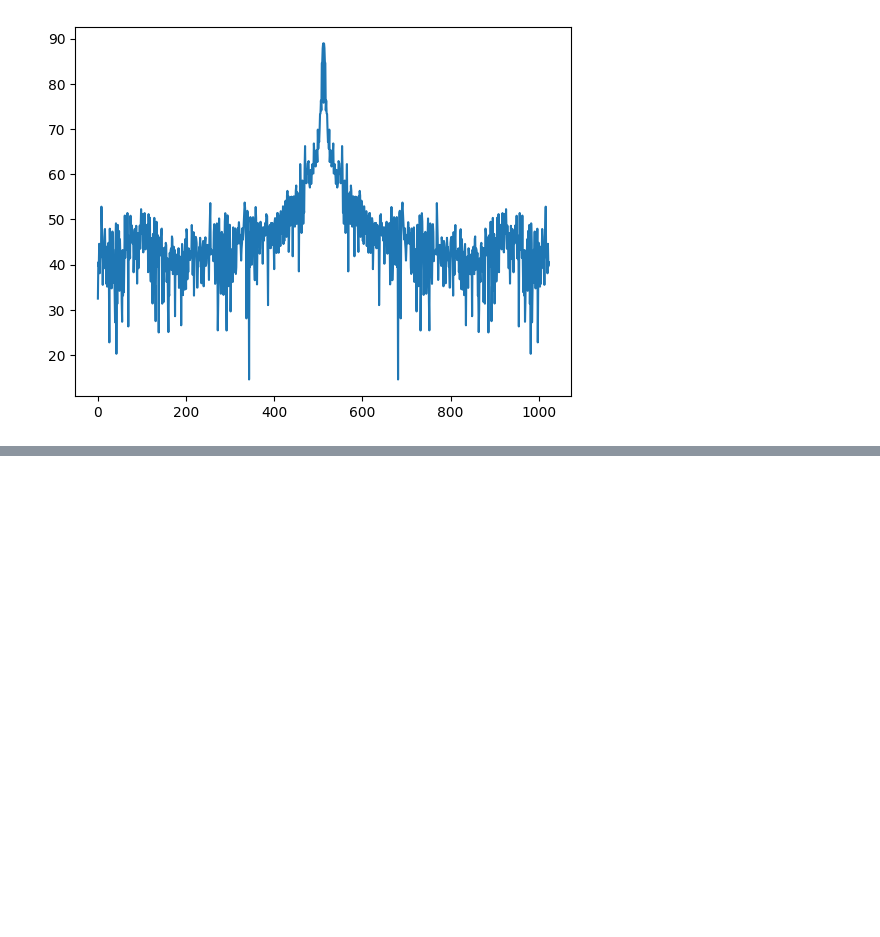
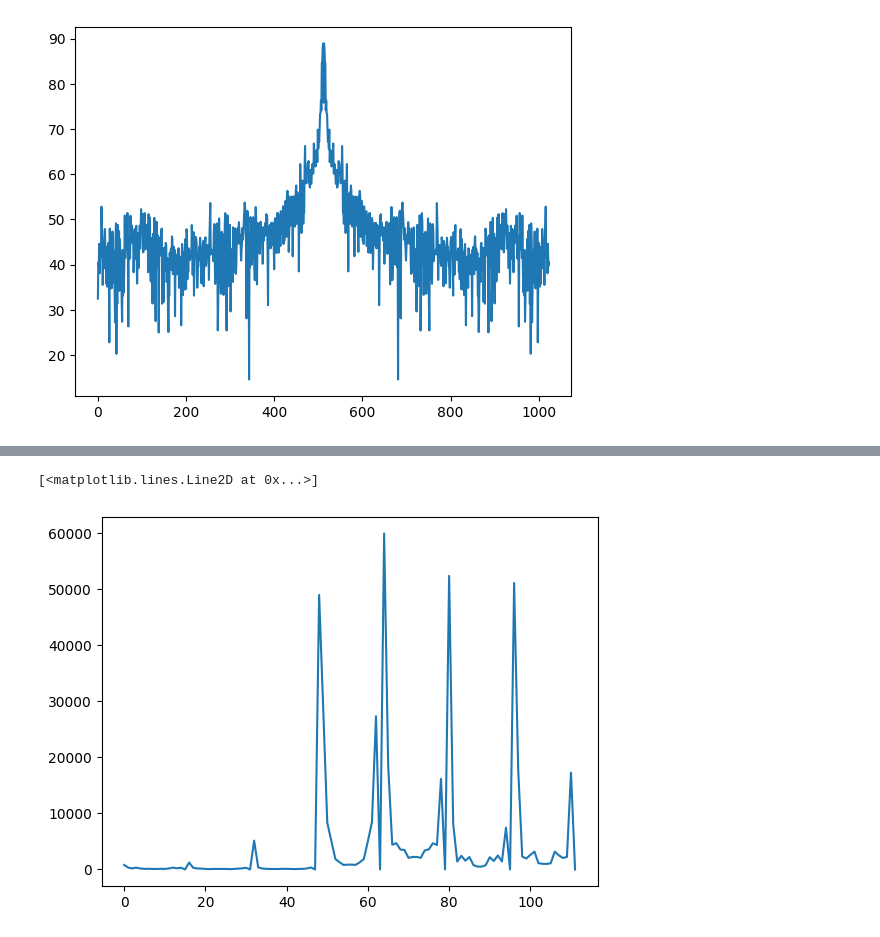
Before and after one commit to teleplayer123/audio_recognition, a Jupyter notebook: audio_processing.ipynb, the cells around one changed output, grey strips where cells are left out. Cells and saved outputs as stored; diff of their text form; code cells hidden in the pictures; blank space fills up the shorter version.

```diff
--- a/audio_processing.ipynb
+++ b/audio_processing.ipynb
@@ -262,0 +264,28 @@ plt.plot(s)
+# %%
+def downsample_wav(wav, n_bins):
+    downsampled_wav = np.zeros(n_bins)
+    n = len(wav) // n_bins
+    for i in range(n_bins-1):
+        start = i * n
+        end = start + n
+        x = wav[start:end]
+        downsampled_wav[i] = np.mean(x)
+    return downsampled_wav.tolist()
+
+def process_audio(waveform, fft_size=1024, sample_rate=8000, n_bins=16):
+    n = sample_rate // fft_size
+
+    waveforms = []
+    for i in range(n):
+        x = waveform[i*fft_size:i*fft_size+fft_size]
+        mag = spectrogram(x[:len(x)//2])
+        res = downsample_wav(mag, n_bins)
+        waveforms.extend(res)
+    return waveforms
+
+r = process_audio(a)
+
+plt.plot(r)
+# %% [output]
+[<matplotlib.lines.Line2D at 0x...>]
+[figure, added]
```
Also changed, not shown: parts of 2 cells of this notebook.
